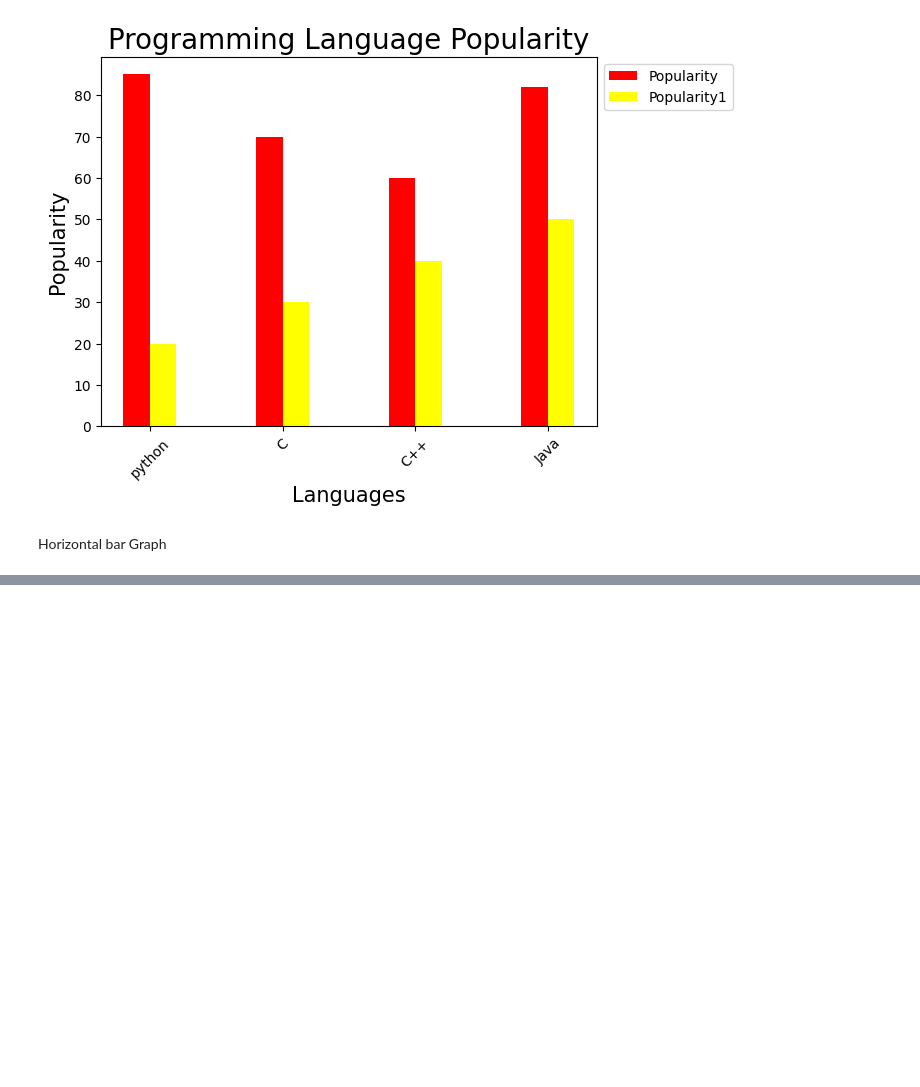
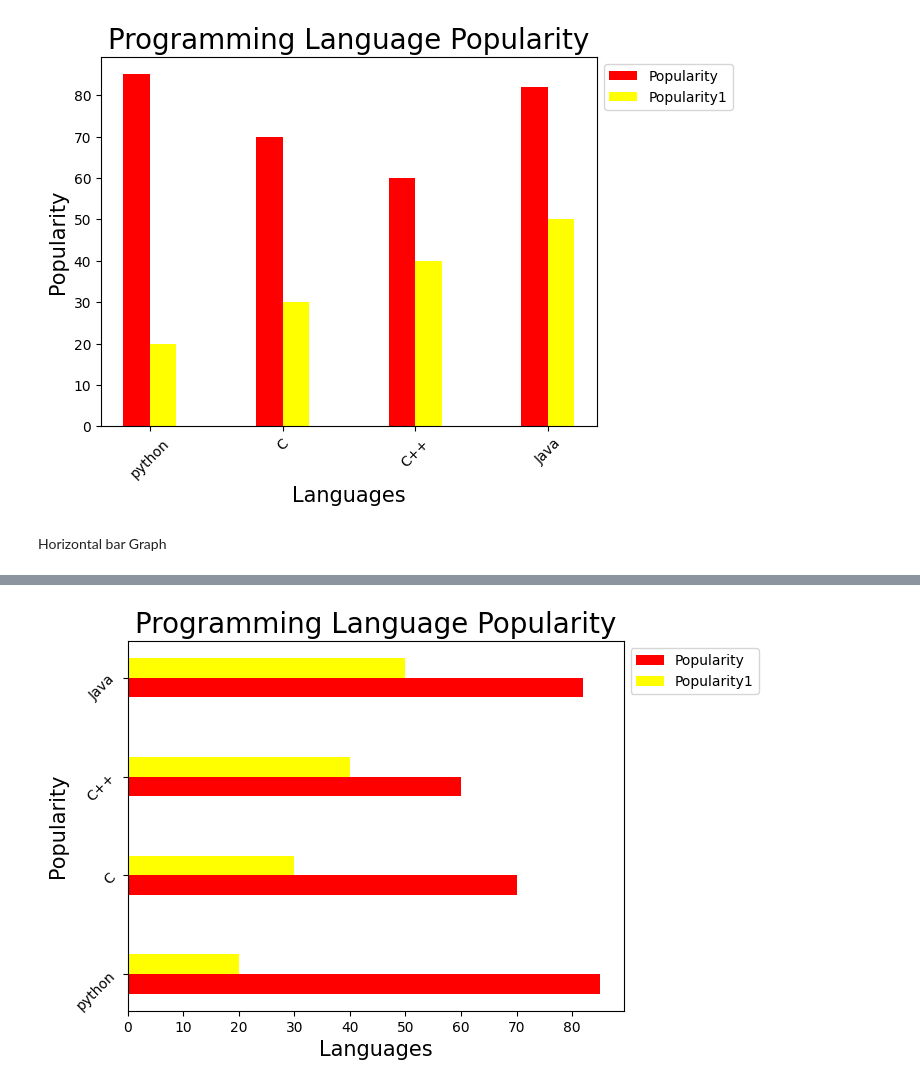
Before and after one commit to Musawer-Afzal/AI-Engineering, a Jupyter notebook: Matplotlib/matplotlib.ipynb, the cells around one changed output, grey strips where cells are left out. Drawn from its saved outputs; the diff is of its cells as text; code cells hidden in the pictures; blank space fills up the shorter version.

```diff
--- a/Matplotlib/matplotlib.ipynb
+++ b/Matplotlib/matplotlib.ipynb
@@ -129,0 +127,33 @@ plt.show()
+# %%
+x = ["python", "C", "C++", "Java"]
+y = [85, 70, 60, 82]
+z = [20, 30, 40, 50]
+p = np.arange(len(x))
+
+width = 0.2
+p1 = [j + width for j in p]
+
+plt.xlabel("Languages", fontsize = 15)
+plt.ylabel("Popularity", fontsize = 15)
+plt.title("Programming Language Popularity", fontsize = 20)
+
+plt.barh(p,
+        y,
+        width,
+        color = "red",
+        label = "Popularity")
+plt.barh(p1,
+        z,
+        width,
+        color = "yellow",
+        label = "Popularity1")
+
+# Changes xticks to yticks else it will be all messed up
+plt.yticks(p + width / 2, # To show the names of the languages rather than the numbers
+           x, # The names we want to give
+           rotation = 45) # To rotate the names according to a certain angle
+plt.legend(loc = "upper left", # To place the legend on the upper left, bbox_to_anchor has priority
+           bbox_to_anchor = (1, 1)) # To place the legend outside the chart
+plt.show()
+# %% [output]
+[figure, added]
```
Also changed, not shown: parts of 1 cell of this notebook.
